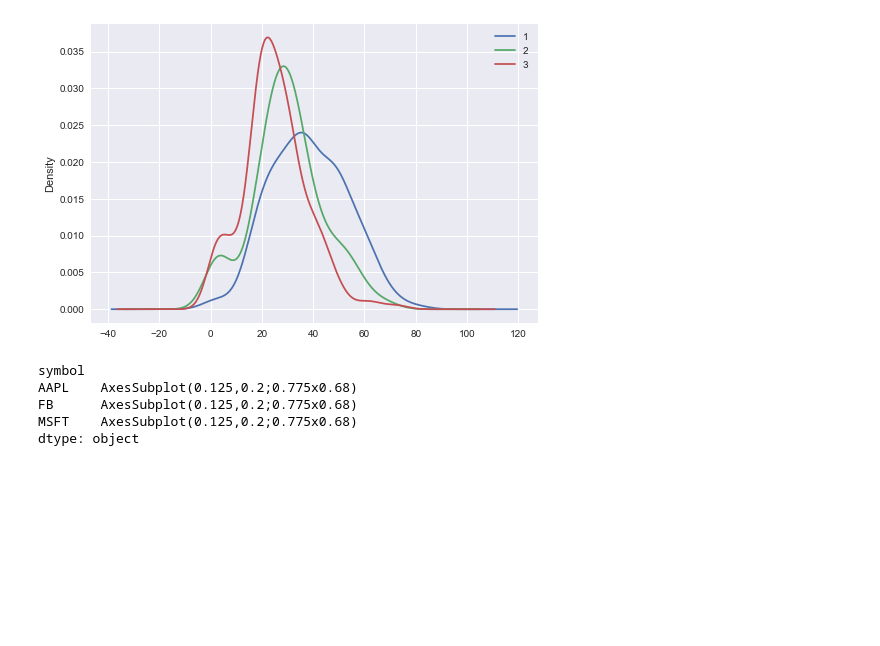
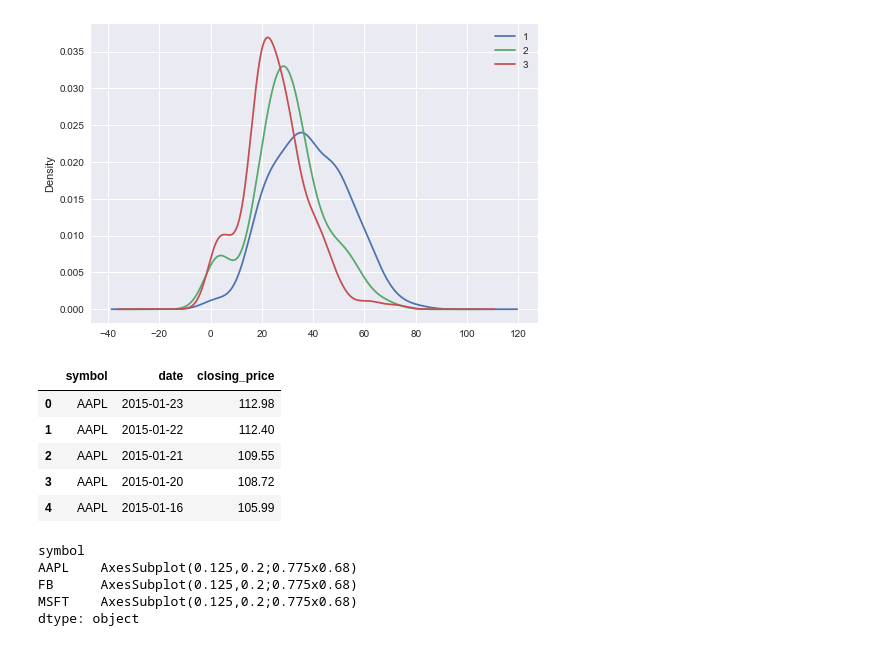
Before and after one commit to samkugji/datascience_scratch_1, a Jupyter notebook: Week3/notebook/10.Pandas.ipynb, the cells around one changed output. Cells and saved outputs as stored; diff of their text form; code cells hidden in the pictures; blank space fills up the shorter version.

```diff
--- a/Week3/notebook/10.Pandas.ipynb
+++ b/Week3/notebook/10.Pandas.ipynb
@@ -437,6 +492,15 @@ plt.legend()
 # %% [output]
 <matplotlib.legend.Legend at 0x...>
 [figure]
+# %%
+stock.head()
+# %% [output]
+|  | symbol | date | closing_price |
+| 0 | AAPL | 2015-01-23 | 112.98 |
+| 1 | AAPL | 2015-01-22 | 112.40 |
+| 2 | AAPL | 2015-01-21 | 109.55 |
+| 3 | AAPL | 2015-01-20 | 108.72 |
+| 4 | AAPL | 2015-01-16 | 105.99 |
 # %%
 ## line plot
 
```
Also changed, not shown: parts of 19 cells of this notebook, 16 other files.
